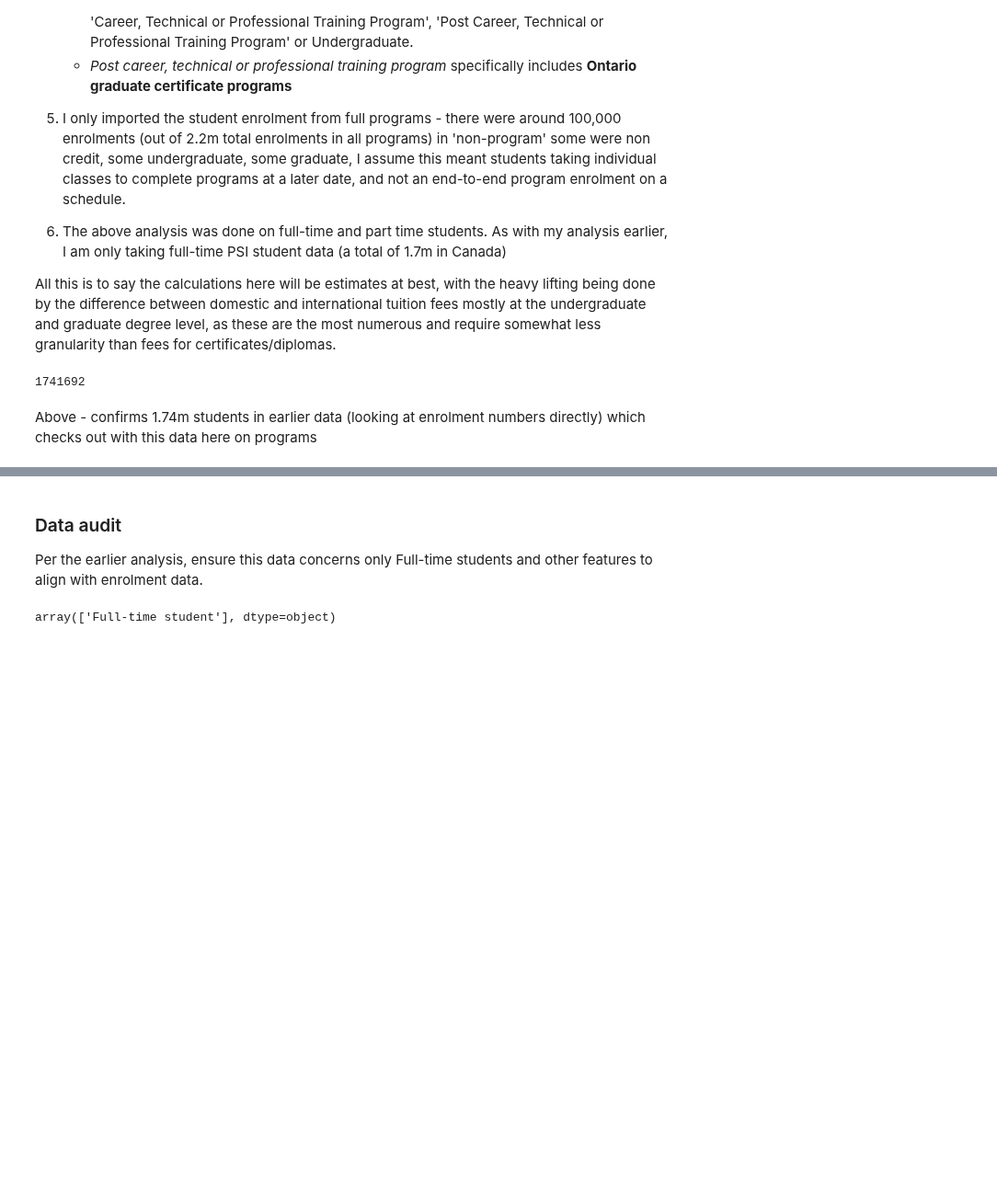
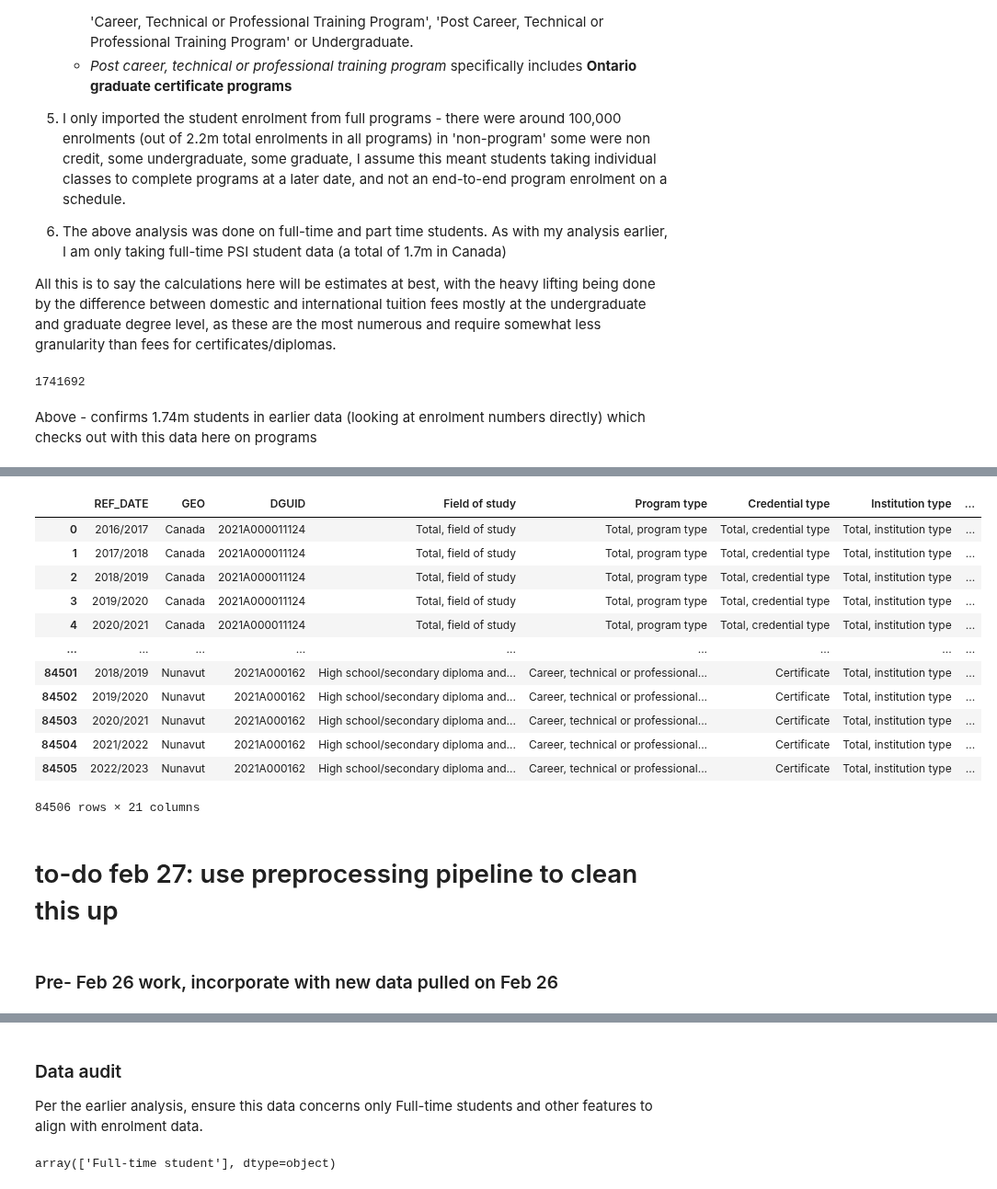
Before and after one commit to tjjdoherty/canadian-psi-project, a Jupyter notebook: program_cred_analysis.ipynb, the cells around one changed output, grey strips where cells are left out. Shown at 92% size. Drawn from its saved outputs; the diff is of its cells as text; code cells hidden in the pictures; blank space fills up the shorter version.

Commit message:
pulled new program and field of study data for processing

```diff
--- a/program_cred_analysis.ipynb
+++ b/program_cred_analysis.ipynb
@@ -141,3 +208,26 @@ Above - confirms 1.74m students in earlier data (looking at enrolment numbers di
+# %%
+# import the new csv file
+progs = pd.read_csv('/Users/thomasdoherty/Desktop/canadian-psi-project/psi_data/statcan_data/progs_credentials_fields.csv')
+# %%
+progs
+# %% [output]
+|  | REF_DATE | GEO | DGUID | Field of study | Program type | Credential type | Institution type | ... |
+| 0 | 2016/2017 | Canada | 2021A000011124 | Total, field of study | Total, program type | Total, credential type | Total, institution type | ... |
+| 1 | 2017/2018 | Canada | 2021A000011124 | Total, field of study | Total, program type | Total, credential type | Total, institution type | ... |
+| 2 | 2018/2019 | Canada | 2021A000011124 | Total, field of study | Total, program type | Total, credential type | Total, institution type | ... |
+| 3 | 2019/2020 | Canada | 2021A000011124 | Total, field of study | Total, program type | Total, credential type | Total, institution type | ... |
+| 4 | 2020/2021 | Canada | 2021A000011124 | Total, field of study | Total, program type | Total, credential type | Total, institution type | ... |
+| ... | ... | ... | ... | ... | ... | ... | ... | ... |
+| 84501 | 2018/2019 | Nunavut | 2021A000162 | High school/secondary diploma and... | Career, technical or professional... | Certificate | Total, institution type | ... |
+| 84502 | 2019/2020 | Nunavut | 2021A000162 | High school/secondary diploma and... | Career, technical or professional... | Certificate | Total, institution type | ... |
+| 84503 | 2020/2021 | Nunavut | 2021A000162 | High school/secondary diploma and... | Career, technical or professional... | Certificate | Total, institution type | ... |
+| 84504 | 2021/2022 | Nunavut | 2021A000162 | High school/secondary diploma and... | Career, technical or professional... | Certificate | Total, institution type | ... |
+| 84505 | 2022/2023 | Nunavut | 2021A000162 | High school/secondary diploma and... | Career, technical or professional... | Certificate | Total, institution type | ... |
+84506 rows × 21 columns
+# %% [markdown]
+# to-do feb 27:  use preprocessing pipeline to clean this up
+# %% [markdown]
+### Pre- Feb 26 work, incorporate with new data pulled on Feb 26
 # %%
 # import the csv file
 programs = pd.read_csv('/Users/thomasdoherty/Desktop/canadian-psi-project/psi_data/statcan_data/statcan-program-int-can-enrolment.csv')
```
Also changed, not shown: parts of 10 cells of this notebook, 3 other files.
